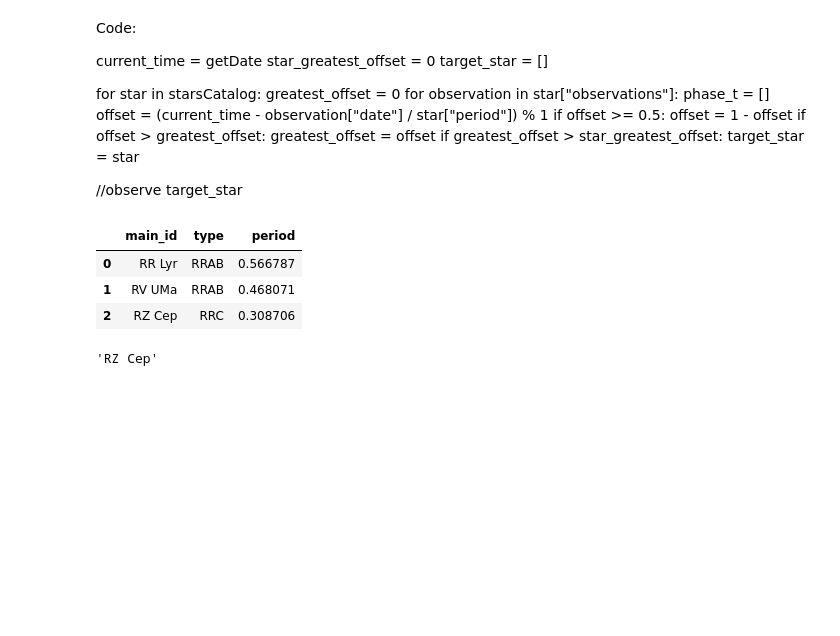
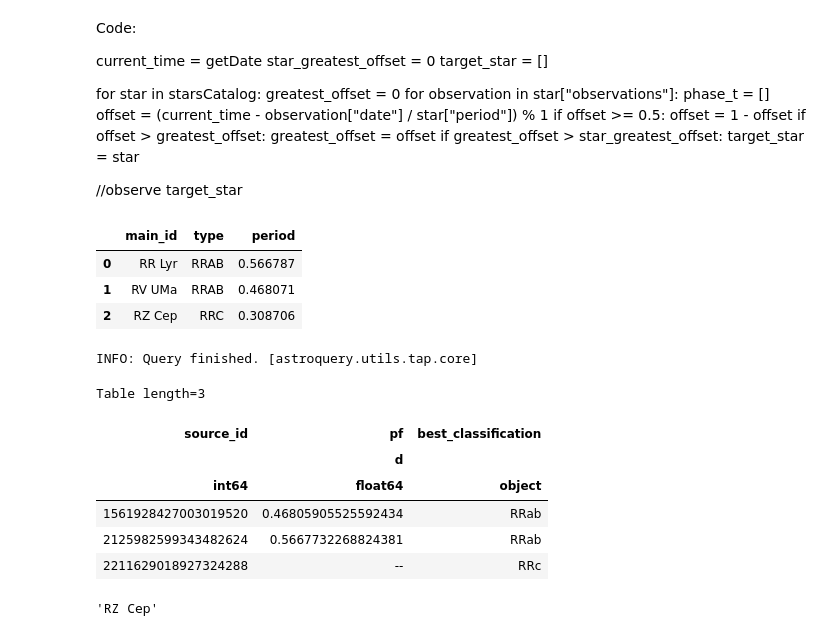
Before and after one commit to Jake-Land/MPhys_Project-Variable_Stars, a Jupyter notebook: observing_stars.ipynb, the cells around one changed output. Cells and saved outputs as stored; diff of their text form; code cells hidden in the pictures; blank space fills up the shorter version.

```diff
--- a/observing_stars.ipynb
+++ b/observing_stars.ipynb
@@ -63,6 +63,24 @@ stars_df
 | 0 | RR Lyr | RRAB | 0.566787 |
 | 1 | RV UMa | RRAB | 0.468071 |
 | 2 | RZ Cep | RRC | 0.308706 |
+# %%
+query = f"""
+        SELECT  rr.source_id, rr.pf, rr.best_classification
+        FROM gaiadr3.vari_rrlyrae AS rr
+        WHERE source_id IN (1561928427003019520, 2211629018927324288, 2125982599343482624)
+        """
+job = Gaia.launch_job_async(query)
+results = job.get_results()
+results
+# %% [output]
+INFO: Query finished. [astroquery.utils.tap.core]
+Table length=3
+| source_id | pf | best_classification |
+|  | d |  |
+| int64 | float64 | object |
+| 1561928427003019520 | 0.46805905525592434 | RRab |
+| 2125982599343482624 | 0.5667732268824381 | RRab |
+| 2211629018927324288 | -- | RRc |
 # %%
 #Create dummy observation times
 
```
Also changed, not shown: parts of 1 cell of this notebook, 1 other file.
